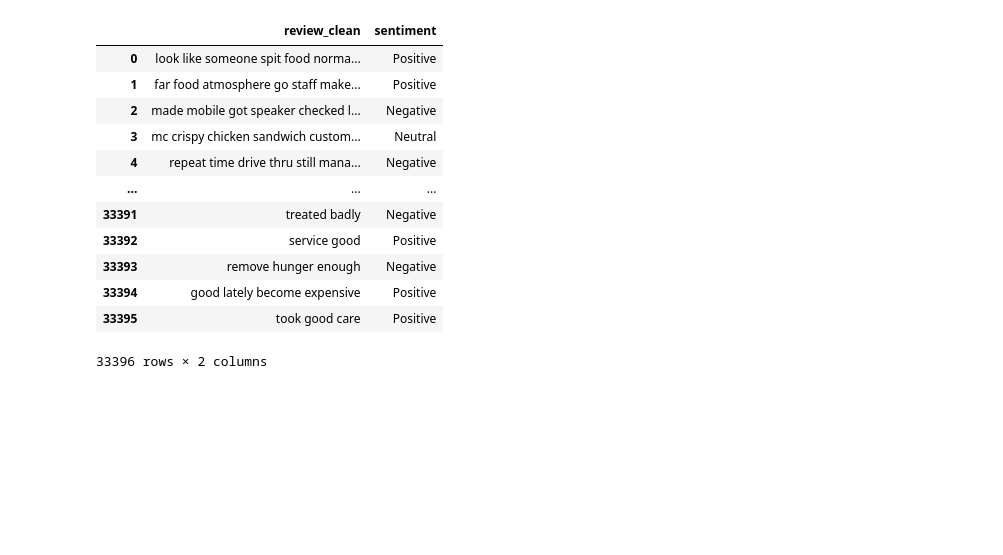
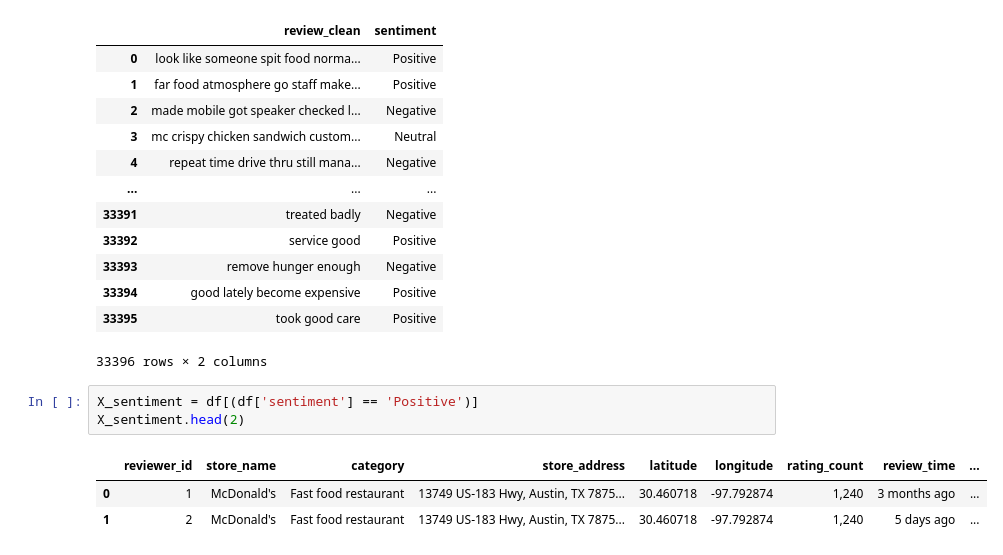
Before and after one commit to tkachenko0/McDonalds-FinderBot-for-Telegram, a Jupyter notebook: nb_progetto.ipynb, the cells around one changed output. Cells and saved outputs as stored; diff of their text form; blank space fills up the shorter version.

```diff
--- a/nb_progetto.ipynb
+++ b/nb_progetto.ipynb
@@ -74,6 +55,13 @@ df[['review_clean', 'sentiment']]
 | 33394 | good lately become expensive | Positive |
 | 33395 | took good care | Positive |
 33396 rows × 2 columns
+# %%
+X_sentiment = df[(df['sentiment'] == 'Positive')]
+X_sentiment.head(2)
+# %% [output]
+|  | reviewer_id | store_name | category | store_address | latitude | longitude | rating_count | review_time | ... |
+| 0 | 1 | McDonald's | Fast food restaurant | 13749 US-183 Hwy, Austin, TX 7875... | 30.460718 | -97.792874 | 1,240 | 3 months ago | ... |
+| 1 | 2 | McDonald's | Fast food restaurant | 13749 US-183 Hwy, Austin, TX 7875... | 30.460718 | -97.792874 | 1,240 | 5 days ago | ... |
 # %%
 def plot_sentiment_word_clouds(df):
     for sentiment in classification.Sentiment.get_all():
```
Also changed, not shown: parts of 14 cells of this notebook, 1 other file.
